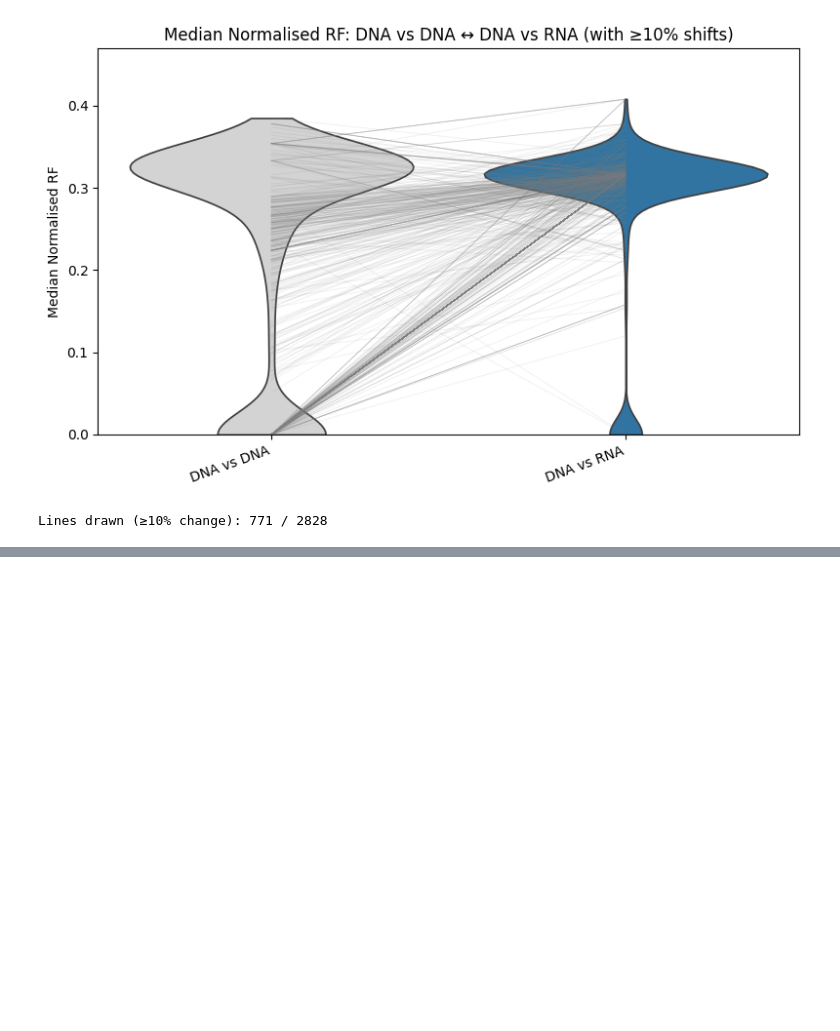
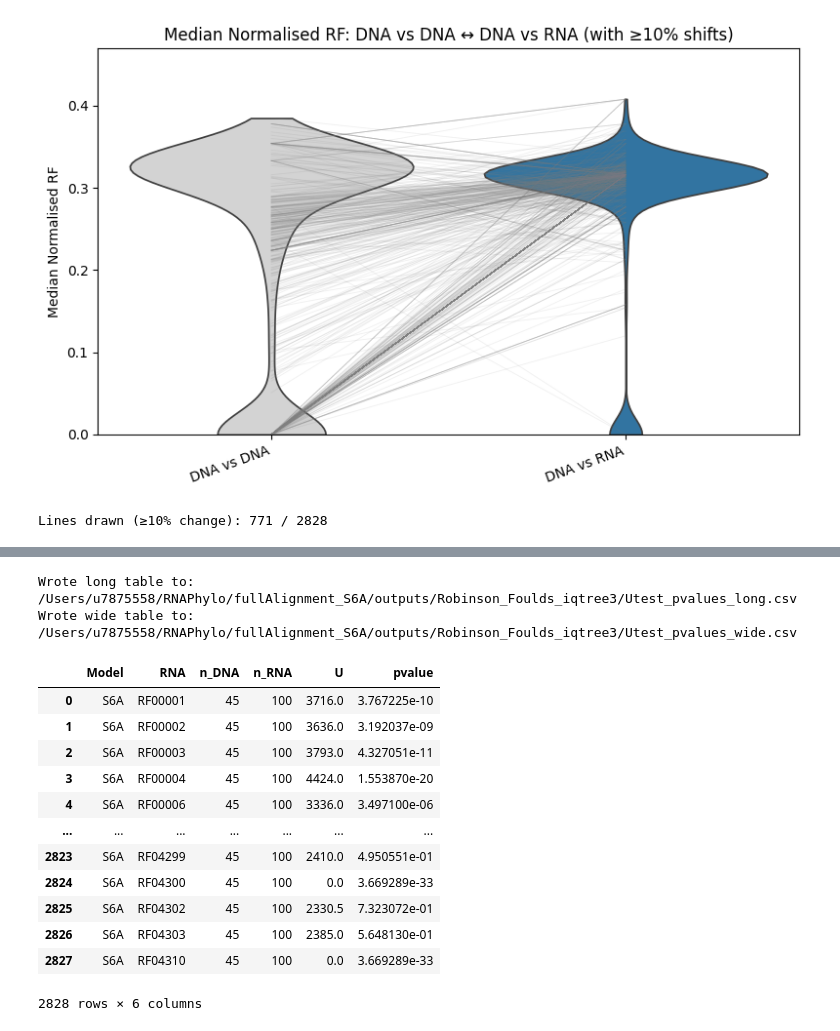
Before and after one commit to vannguyenh/RNAPhylo, a Jupyter notebook: scripts/analysis_scripts/RobinsonFould/figures_RF.ipynb, the cells around one changed output, grey strips where cells are left out. Saved outputs shown, nothing was run; the diff lists cells and outputs as text; code cells hidden in the pictures; blank space fills up the shorter version.

```diff
--- a/scripts/analysis_scripts/RobinsonFould/figures_RF.ipynb
+++ b/scripts/analysis_scripts/RobinsonFould/figures_RF.ipynb
@@ -257,0 +435,21 @@ Lines drawn (≥10% change): 771 / 2828
+# %%
+df_long, df_wide = run_all_models(models=MODEL, out_dir=DIR_RF, tag='Utest_pvalues')
+# %% [output]
+Wrote long table to: /Users/u7875558/RNAPhylo/fullAlignment_S6A/outputs/Robinson_Foulds_iqtree3/Utest_pvalues_long.csv
+Wrote wide table to: /Users/u7875558/RNAPhylo/fullAlignment_S6A/outputs/Robinson_Foulds_iqtree3/Utest_pvalues_wide.csv
+# %%
+df_long
+# %% [output]
+|  | Model | RNA | n_DNA | n_RNA | U | pvalue |
+| 0 | S6A | RF00001 | 45 | 100 | 3716.0 | 3.767225e-10 |
+| 1 | S6A | RF00002 | 45 | 100 | 3636.0 | 3.192037e-09 |
+| 2 | S6A | RF00003 | 45 | 100 | 3793.0 | 4.327051e-11 |
+| 3 | S6A | RF00004 | 45 | 100 | 4424.0 | 1.553870e-20 |
+| 4 | S6A | RF00006 | 45 | 100 | 3336.0 | 3.497100e-06 |
+| ... | ... | ... | ... | ... | ... | ... |
+| 2823 | S6A | RF04299 | 45 | 100 | 2410.0 | 4.950551e-01 |
+| 2824 | S6A | RF04300 | 45 | 100 | 0.0 | 3.669289e-33 |
+| 2825 | S6A | RF04302 | 45 | 100 | 2330.5 | 7.323072e-01 |
+| 2826 | S6A | RF04303 | 45 | 100 | 2385.0 | 5.648130e-01 |
+| 2827 | S6A | RF04310 | 45 | 100 | 0.0 | 3.669289e-33 |
+2828 rows × 6 columns
```
Also changed, not shown: parts of 5 cells of this notebook.
